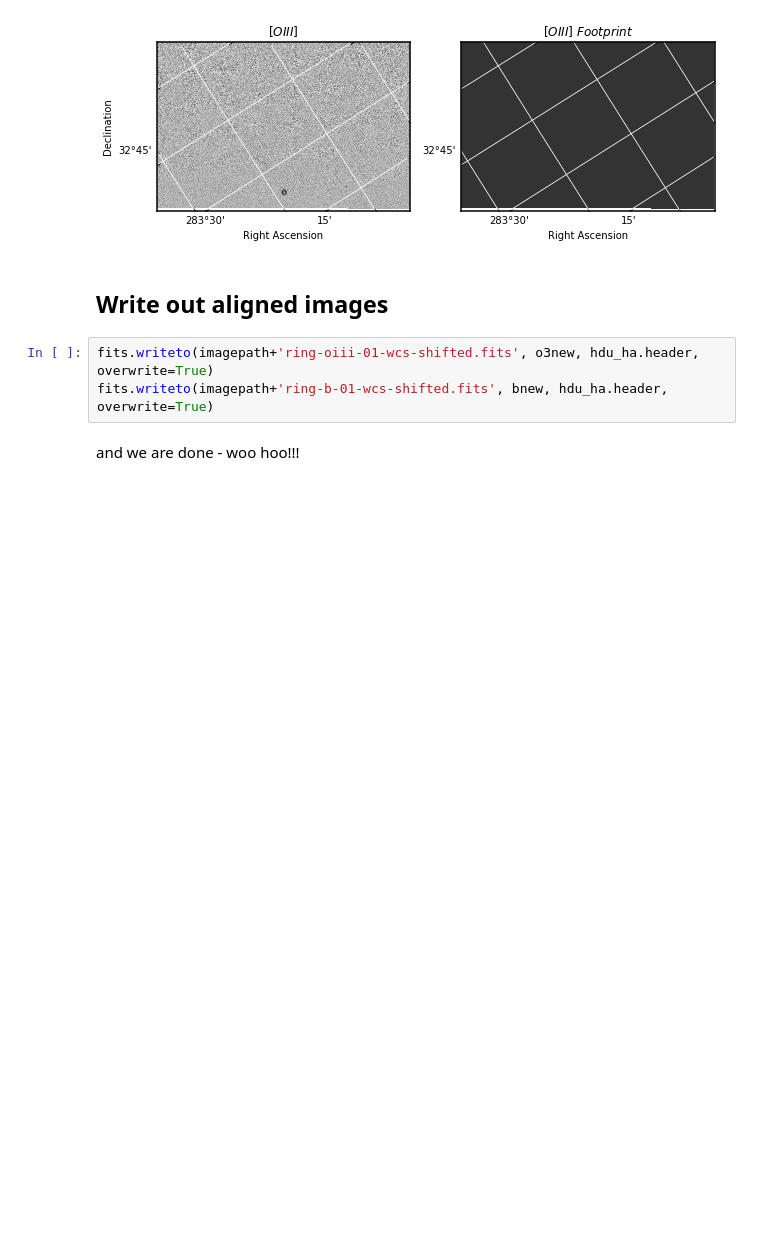
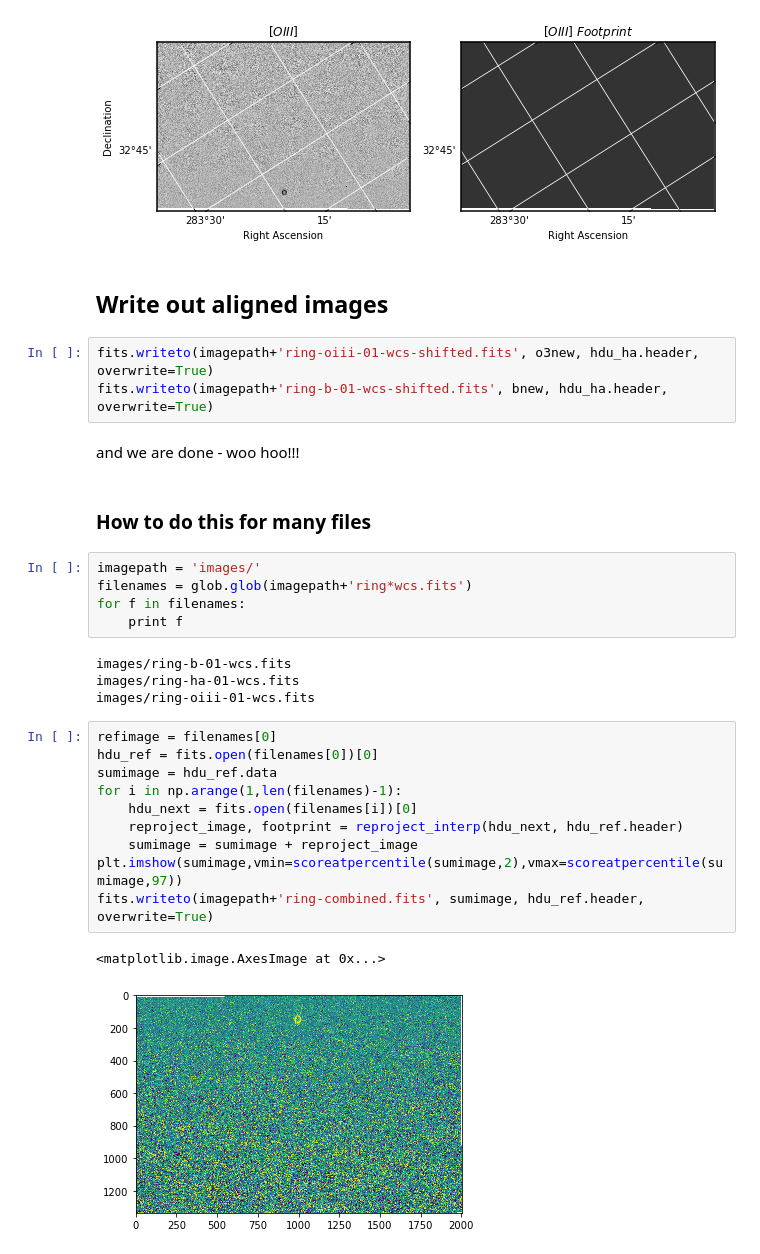
Before and after one commit to rfinn/astro-tutorials, a Jupyter notebook: align-images.ipynb, the cells around one changed output. Saved outputs shown, nothing was run; the diff lists cells and outputs as text; blank space fills up the shorter version.

Commit message:
updates to align-images

```diff
--- a/align-images.ipynb
+++ b/align-images.ipynb
@@ -109,3 +109,27 @@ fits.writeto(imagepath+'ring-oiii-01-wcs-shifted.fits', o3new, hdu_ha.header, ov
 fits.writeto(imagepath+'ring-b-01-wcs-shifted.fits', bnew, hdu_ha.header, overwrite=True)
 # %% [markdown]
 and we are done - woo hoo!!!
+# %% [markdown]
+### How to do this for many files ###
+# %%
+imagepath = 'images/'
+filenames = glob.glob(imagepath+'ring*wcs.fits')
+for f in filenames:
+    print f
+# %% [output]
+images/ring-b-01-wcs.fits
+images/ring-ha-01-wcs.fits
+images/ring-oiii-01-wcs.fits
+# %%
+refimage = filenames[0]
+hdu_ref = fits.open(filenames[0])[0]
+sumimage = hdu_ref.data
+for i in np.arange(1,len(filenames)-1):
+    hdu_next = fits.open(filenames[i])[0]
+    reproject_image, footprint = reproject_interp(hdu_next, hdu_ref.header)
+    sumimage = sumimage + reproject_image
+plt.imshow(sumimage,vmin=scoreatpercentile(sumimage,2),vmax=scoreatpercentile(sumimage,97))
+fits.writeto(imagepath+'ring-combined.fits', sumimage, hdu_ref.header, overwrite=True)
+# %% [output]
+<matplotlib.image.AxesImage at 0x...>
+[figure, added]
```
